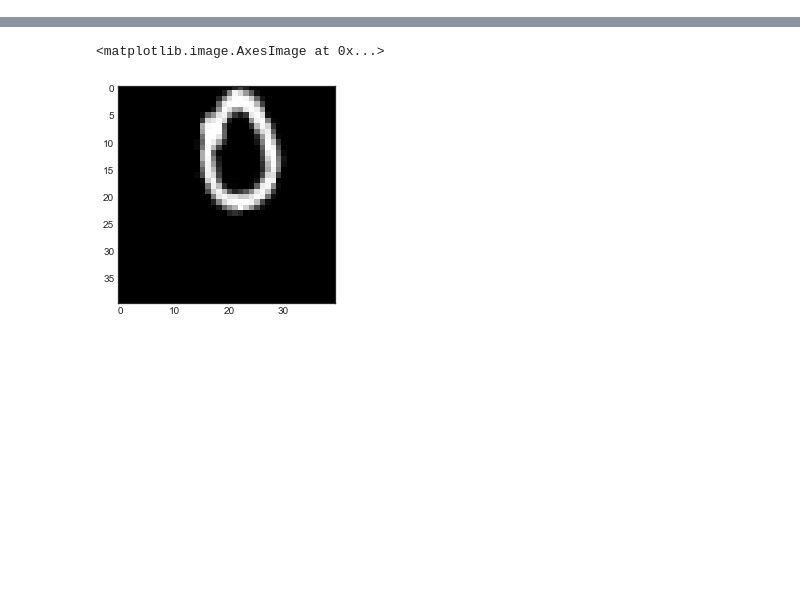
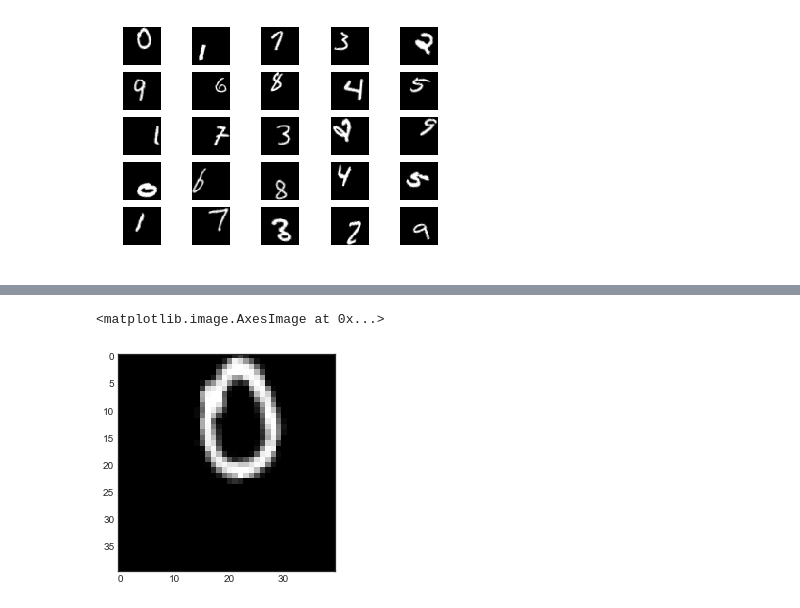
Before and after one commit to mluszczyk/ml1617-mnist, a Jupyter notebook: affnist.ipynb, the cells around one changed output, grey strips where cells are left out. Cells and saved outputs as stored; diff of their text form; code cells hidden in the pictures; blank space fills up the shorter version.

```diff
--- a/affnist.ipynb
+++ b/affnist.ipynb
@@ -32,0 +7,15 @@ print(acc)
+# %%
+%matplotlib inline
+from matplotlib import pyplot
+
+from lib import load_batch
+b = load_batch(1)
+
+for row in range(5):
+    for col in range(5):
+        num = row * 5 + col
+        pyplot.subplot(5, 5, num + 1)
+        pyplot.axis('off')
+        pyplot.imshow(b.image[num], cmap='gray')
+# %% [output]
+[figure, added]
```
Also changed, not shown: parts of 37 cells of this notebook, 4 other files.
